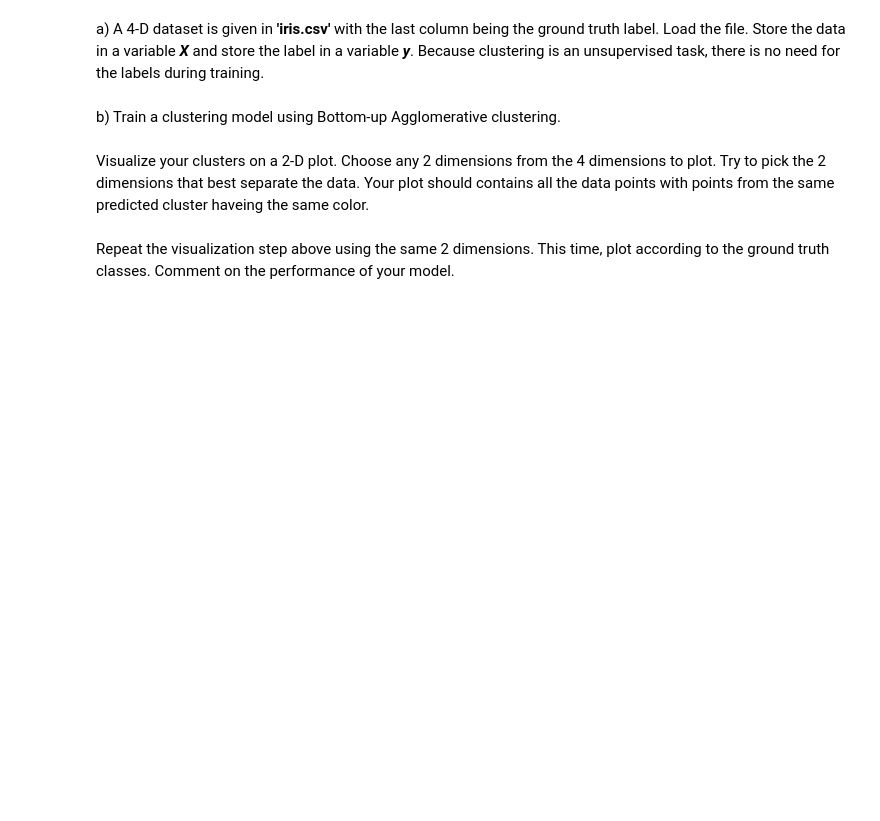
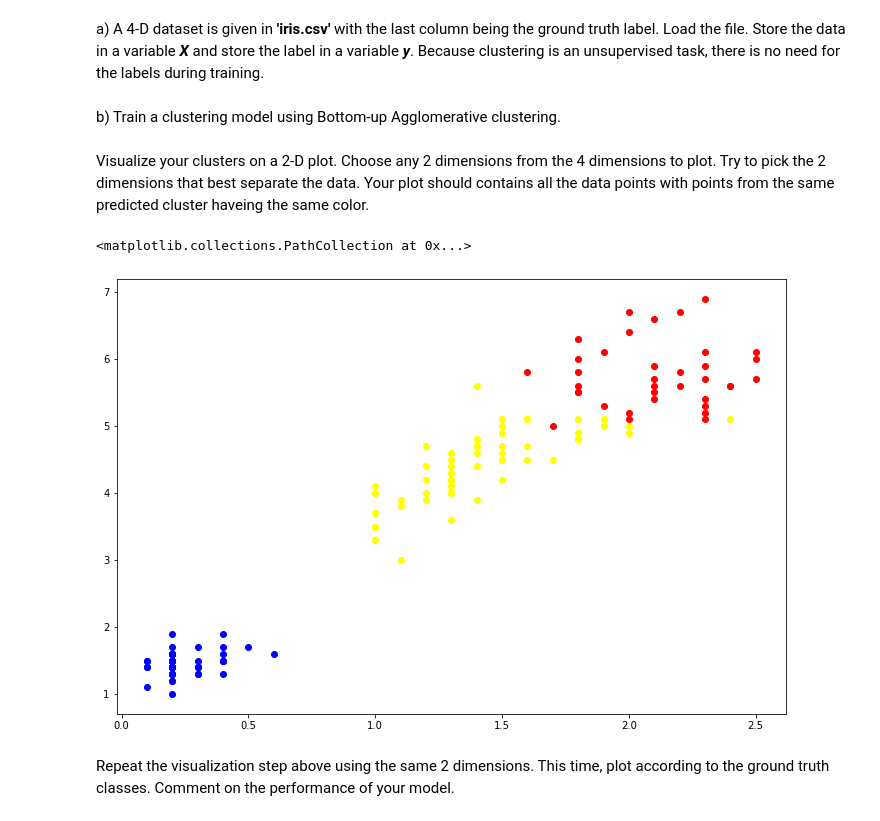
Before and after one commit to luhan68/CS190DD_HW, a Jupyter notebook: HW 2 Files-20201115/HW2.ipynb, the cells around one changed output. Saved outputs shown, nothing was run; the diff lists cells and outputs as text; code cells hidden in the pictures; blank space fills up the shorter version.

```diff
--- a/HW 2 Files-20201115/HW2.ipynb
+++ b/HW 2 Files-20201115/HW2.ipynb
@@ -10,5 +10,13 @@ You are expected to turn in a **pdf version** of this notebook with all your **c
 In this problem, you will work on the clustering problem using Bottom-up Agglomerative clustering and K-mean clustering.
 # %% [markdown]
 a) A 4-D dataset is given in **'iris.csv'** with the last column being the ground truth label. Load the file. Store the data in a variable ***X*** and store the label in a variable ***y***. Because clustering is an unsupervised task, there is no need for the labels during training.
+# %%
+import numpy as np
+import pandas as pd
+import matplotlib.pyplot as plt
+
+data = pd.read_csv('iris.csv',header = None)
+X = data[range(4)].values
+y = data[4].values
 # %% [markdown]
 b) Train a clustering model using Bottom-up Agglomerative clustering.
@@ -17,4 +23,17 @@ from sklearn.cluster import AgglomerativeClustering
 # %% [markdown]
 Visualize your clusters on a 2-D plot. Choose any 2 dimensions from the 4 dimensions to plot. Try to pick the 2 dimensions that best separate the data. Your plot should contains all the data points with points from the same predicted cluster haveing the same color.
+# %%
+from sklearn.cluster import AgglomerativeClustering
+clustering = AgglomerativeClustering(n_clusters=3,affinity="euclidean",linkage="ward")
+clustering.fit(X)
+labels=clustering.labels_
+# %%
+plt.figure(figsize=(12,8))
+plt.scatter(X[labels==0,3],X[labels==0,2],color='yellow')
+plt.scatter(X[labels==1,3],X[labels==1,2],color='blue')
+plt.scatter(X[labels==2,3],X[labels==2,2],color='red')
+# %% [output]
+<matplotlib.collections.PathCollection at 0x...>
+[figure, added]
 # %% [markdown]
 Repeat the visualization step above using the same 2 dimensions. This time, plot according to the ground truth classes. Comment on the performance of your model.
```
Also changed, not shown: parts of 28 cells of this notebook.
